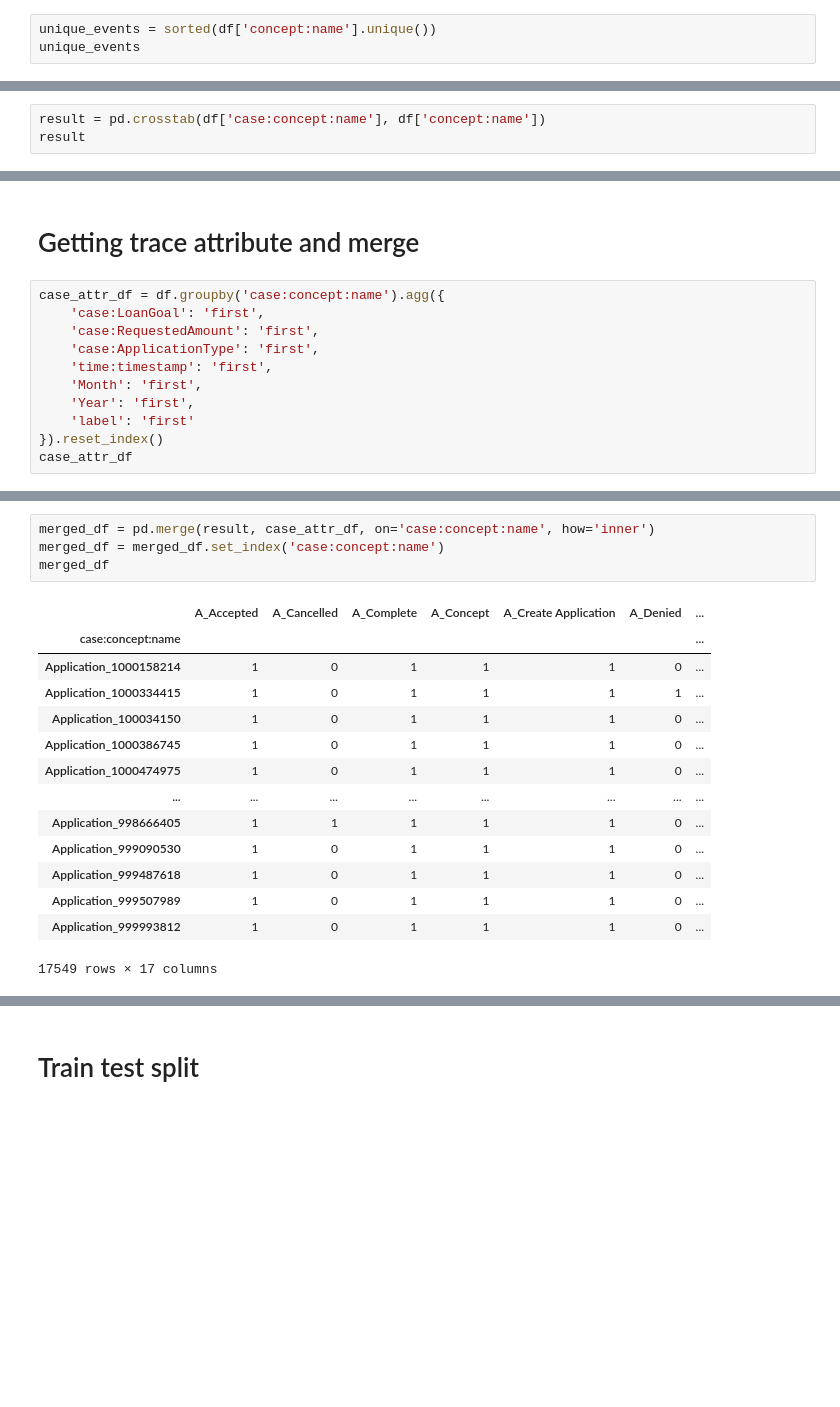
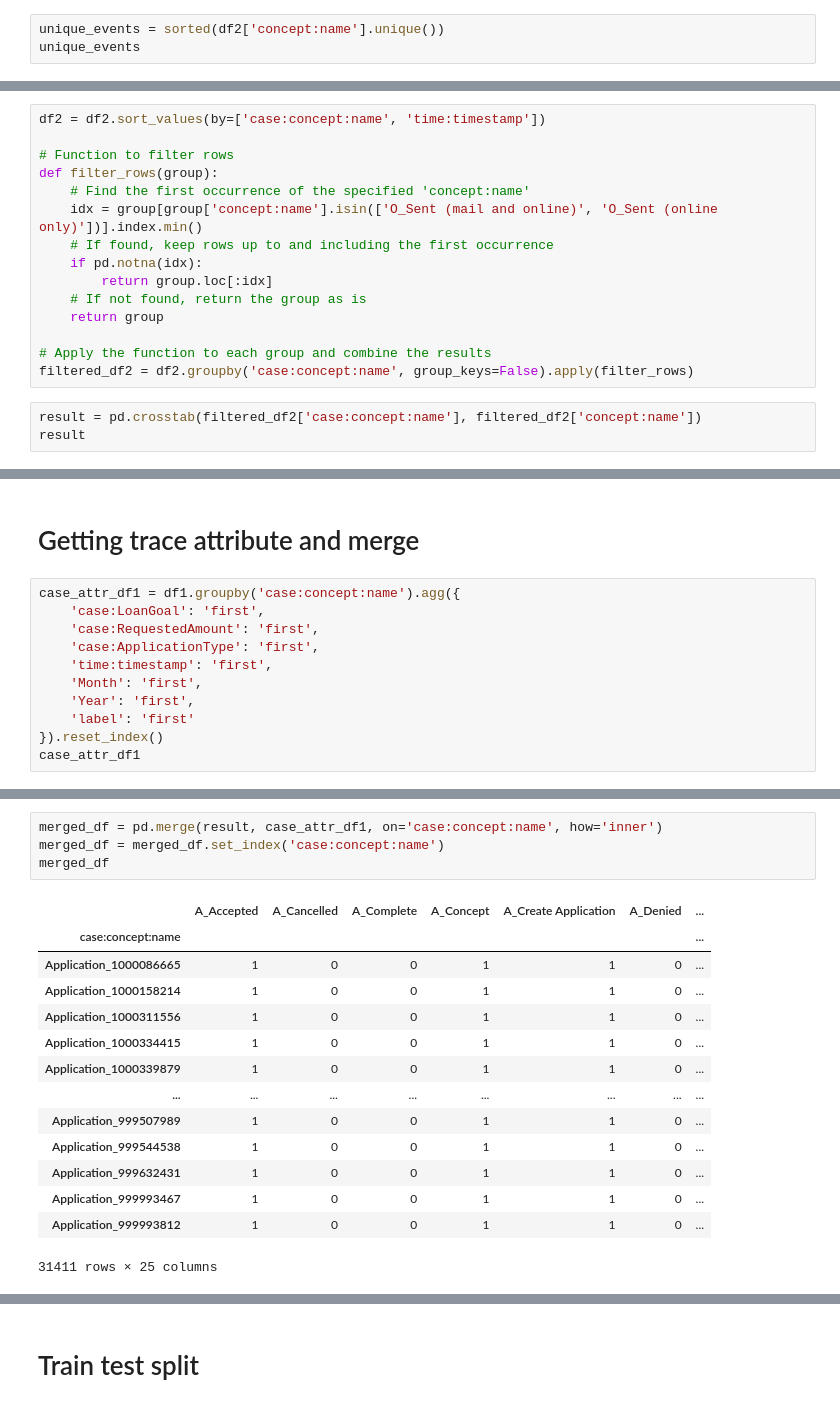
Before and after one commit to xuyou1999/APM_project_group8, a Jupyter notebook: encoding.ipynb, the cells around one changed output, grey strips where cells are left out. Saved outputs shown, nothing was run; the diff lists cells and outputs as text; blank space fills up the shorter version.

```diff
--- a/encoding.ipynb
+++ b/encoding.ipynb
@@ -62,5 +65,5 @@ df
 # %%
-unique_events = sorted(df['concept:name'].unique())
+unique_events = sorted(df2['concept:name'].unique())
 unique_events
 # %% [output]
 ['A_Accepted',
@@ -76,4 +87,19 @@ unique_events
+# %%
+df2 = df2.sort_values(by=['case:concept:name', 'time:timestamp'])
+
+# Function to filter rows
+def filter_rows(group):
+    # Find the first occurrence of the specified 'concept:name'
+    idx = group[group['concept:name'].isin(['O_Sent (mail and online)', 'O_Sent (online only)'])].index.min()
+    # If found, keep rows up to and including the first occurrence
+    if pd.notna(idx):
+        return group.loc[:idx]
+    # If not found, return the group as is
+    return group
+
+# Apply the function to each group and combine the results
+filtered_df2 = df2.groupby('case:concept:name', group_keys=False).apply(filter_rows)
 # %%
-result = pd.crosstab(df['case:concept:name'], df['concept:name'])
+result = pd.crosstab(filtered_df2['case:concept:name'], filtered_df2['concept:name'])
 result
 # %% [output]
@@ -112,7 +138,7 @@ result
 # %% [markdown]
 # Getting trace attribute and merge
 # %%
-case_attr_df = df.groupby('case:concept:name').agg({
+case_attr_df1 = df1.groupby('case:concept:name').agg({
     'case:LoanGoal': 'first',
     'case:RequestedAmount': 'first',
     'case:ApplicationType': 'first',
@@ -121,6 +147,6 @@ case_attr_df = df.groupby('case:concept:name').agg({
     'Year': 'first',
     'label': 'first'
 }).reset_index()
-case_attr_df
+case_attr_df1
 # %% [output]
 |  | case:concept:name | case:LoanGoal | case:RequestedAmount | case:ApplicationType | time:timestamp | Month | ... |
@@ -139,22 +165,22 @@ case_attr_df
 # %%
-merged_df = pd.merge(result, case_attr_df, on='case:concept:name', how='inner')
+merged_df = pd.merge(result, case_attr_df1, on='case:concept:name', how='inner')
 merged_df = merged_df.set_index('case:concept:name')
 merged_df
 # %% [output]
 |  | A_Accepted | A_Cancelled | A_Complete | A_Concept | A_Create Application | A_Denied | ... |
 | case:concept:name |  |  |  |  |  |  | ... |
-| Application_1000158214 | 1 | 0 | 1 | 1 | 1 | 0 | ... |
-| Application_1000334415 | 1 | 0 | 1 | 1 | 1 | 1 | ... |
-| Application_100034150 | 1 | 0 | 1 | 1 | 1 | 0 | ... |
-| Application_1000386745 | 1 | 0 | 1 | 1 | 1 | 0 | ... |
-| Application_1000474975 | 1 | 0 | 1 | 1 | 1 | 0 | ... |
+| Application_1000086665 | 1 | 0 | 0 | 1 | 1 | 0 | ... |
+| Application_1000158214 | 1 | 0 | 0 | 1 | 1 | 0 | ... |
+| Application_1000311556 | 1 | 0 | 0 | 1 | 1 | 0 | ... |
+| Application_1000334415 | 1 | 0 | 0 | 1 | 1 | 0 | ... |
+| Application_1000339879 | 1 | 0 | 0 | 1 | 1 | 0 | ... |
 | ... | ... | ... | ... | ... | ... | ... | ... |
-| Application_998666405 | 1 | 1 | 1 | 1 | 1 | 0 | ... |
-| Application_999090530 | 1 | 0 | 1 | 1 | 1 | 0 | ... |
-| Application_999487618 | 1 | 0 | 1 | 1 | 1 | 0 | ... |
-| Application_999507989 | 1 | 0 | 1 | 1 | 1 | 0 | ... |
-| Application_999993812 | 1 | 0 | 1 | 1 | 1 | 0 | ... |
+| Application_999507989 | 1 | 0 | 0 | 1 | 1 | 0 | ... |
+| Application_999544538 | 1 | 0 | 0 | 1 | 1 | 0 | ... |
+| Application_999632431 | 1 | 0 | 0 | 1 | 1 | 0 | ... |
+| Application_999993467 | 1 | 0 | 0 | 1 | 1 | 0 | ... |
+| Application_999993812 | 1 | 0 | 0 | 1 | 1 | 0 | ... |
-17549 rows × 17 columns
+31411 rows × 25 columns
 # %%
 one_hot_encoded_data = pd.get_dummies(merged_df['case:LoanGoal'], prefix='LoanGoal')
 merged_df = merged_df.join(one_hot_encoded_data)
```
Also changed, not shown: parts of 25 cells of this notebook, 1 other file.
